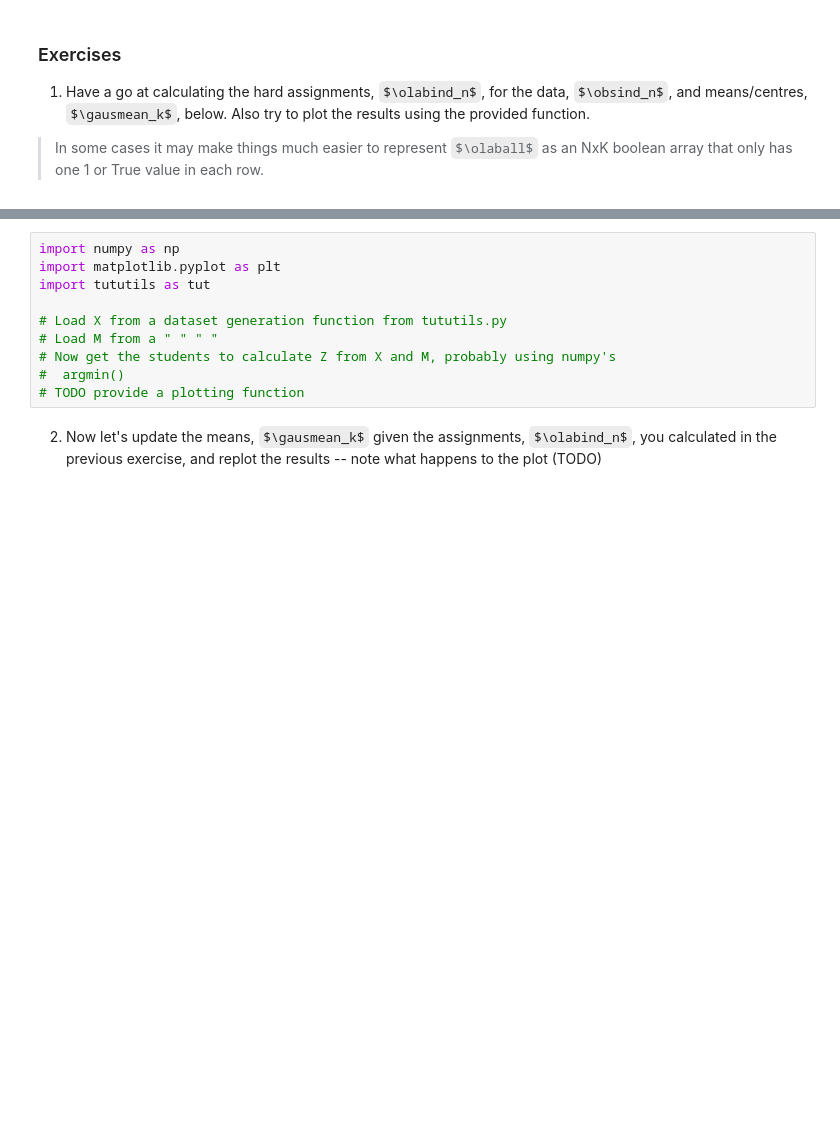
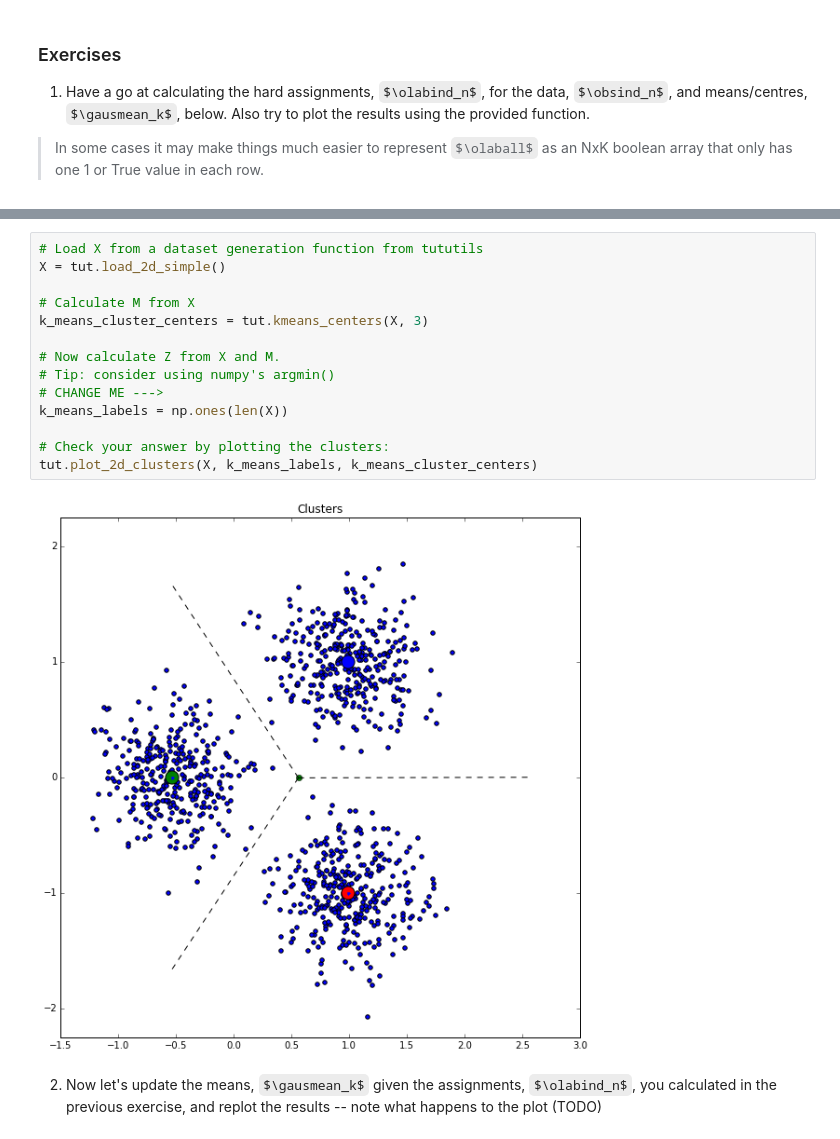
Before and after one commit to NICTA/MLSS, a Jupyter notebook: Clustering and Hierarchical Graphical Models.ipynb, the cells around one changed output, grey strips where cells are left out. Cells and saved outputs as stored; diff of their text form; some formulas as TeX source; blank space fills up the shorter version.

Commit message:
Start work on first k-means exercises

```diff
--- a/Clustering and Hierarchical Graphical Models.ipynb
+++ b/Clustering and Hierarchical Graphical Models.ipynb
@@ -134,13 +141,19 @@ Unfortunately this is not guaranteed to converge to a global minimum of the obje
 # %%
-import numpy as np
-import matplotlib.pyplot as plt
-import tututils as tut
+# Load X from a dataset generation function from tututils
+X = tut.load_2d_simple()
 
-# Load X from a dataset generation function from tututils.py
-# Load M from a " " " "
-# Now get the students to calculate Z from X and M, probably using numpy's
-#  argmin()
-# TODO provide a plotting function
+# Calculate M from X
+k_means_cluster_centers = tut.kmeans_centers(X, 3)
+
+# Now calculate Z from X and M.
+# Tip: consider using numpy's argmin()
+# CHANGE ME --->
+k_means_labels = np.ones(len(X))
+
+# Check your answer by plotting the clusters:
+tut.plot_2d_clusters(X, k_means_labels, k_means_cluster_centers)
+# %% [output]
+[figure, added]
 # %% [markdown]
 2) Now let's update the means, $\gausmean_k$ given the assignments, $\olabind_n$, you calculated in the previous exercise, and replot the results -- note what happens to the plot (TODO)
 # %%
```
Also changed, not shown: parts of 1 cell of this notebook, 3 other files.
